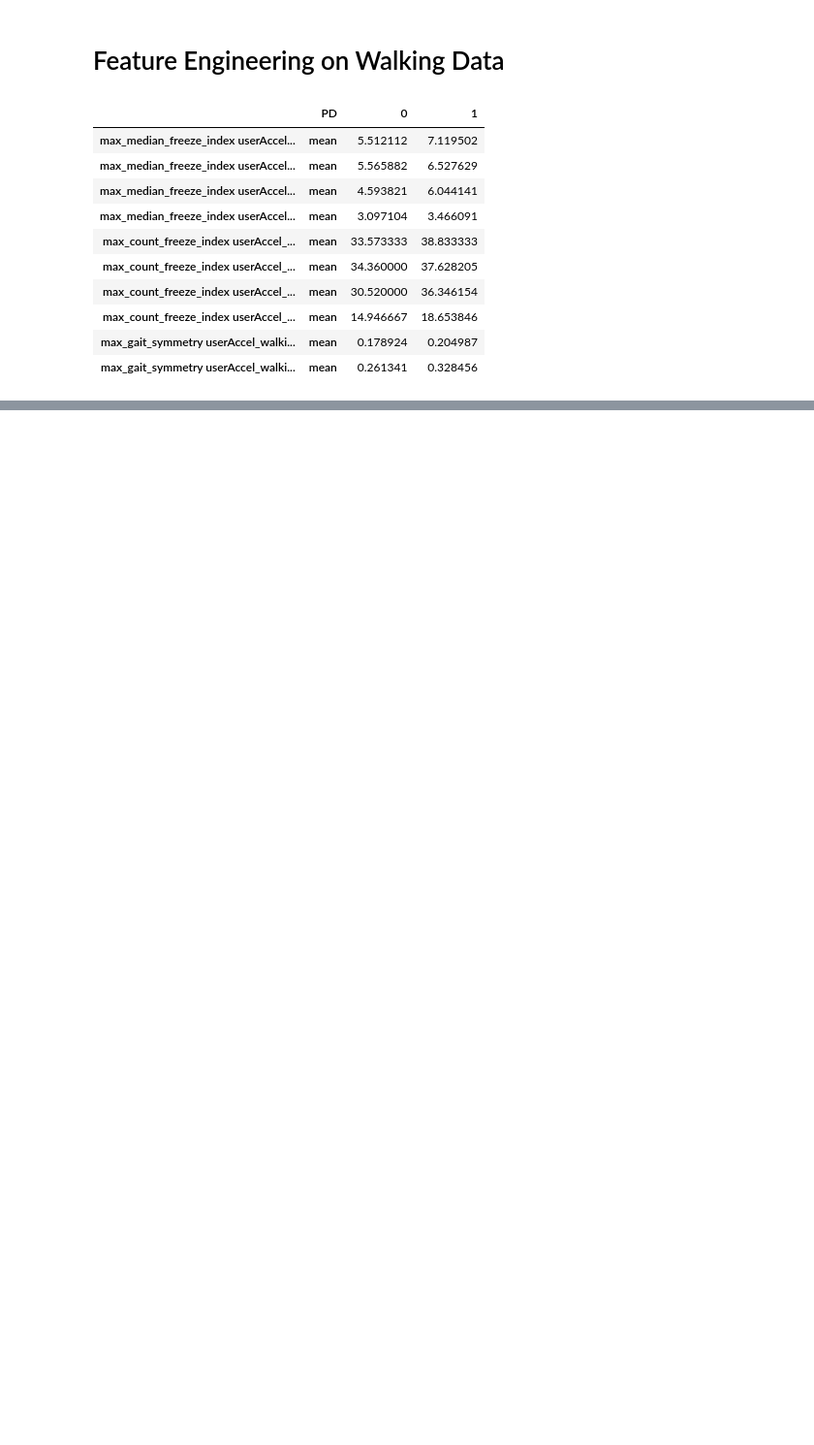
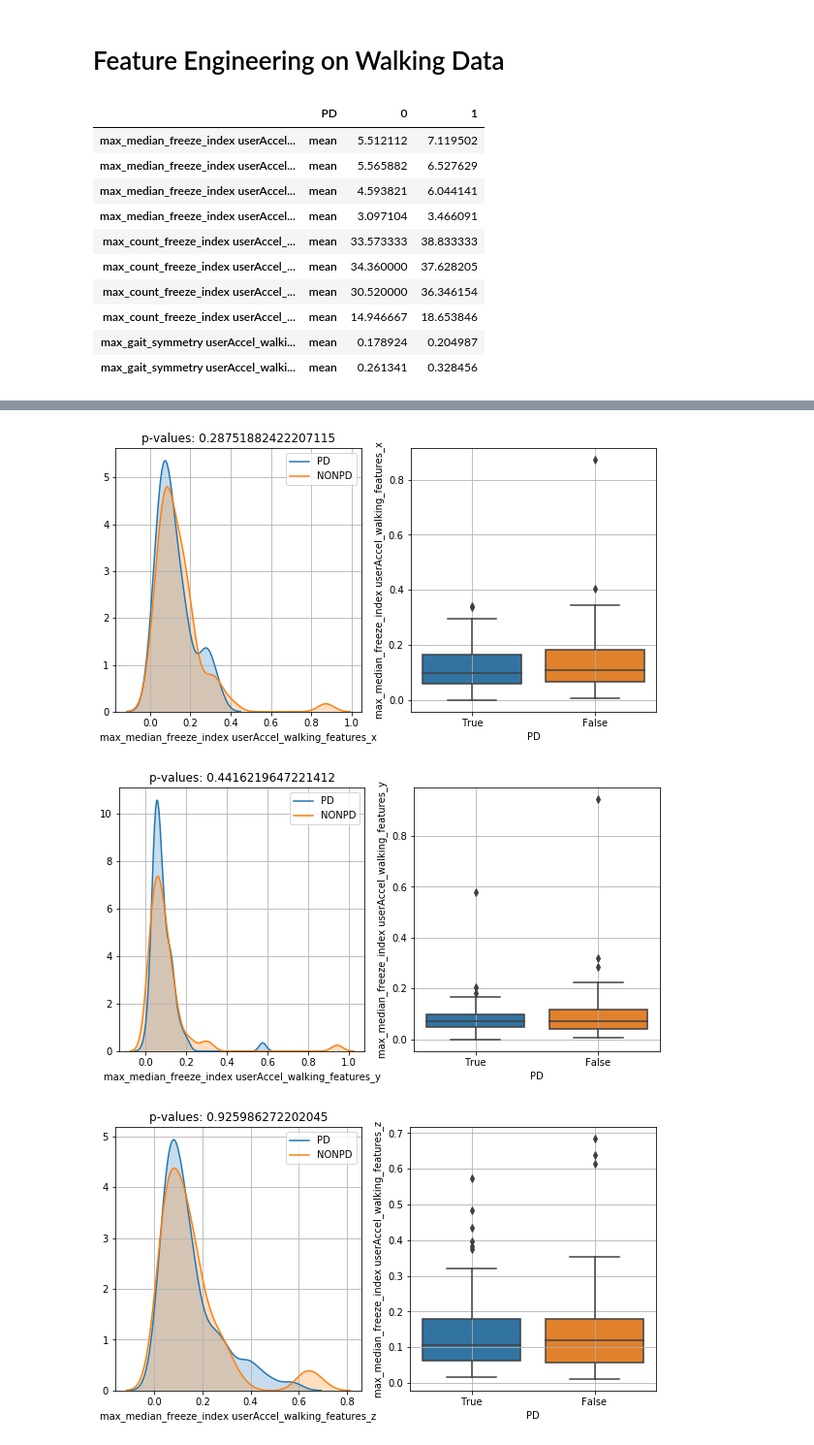
Before and after one commit to arytontediarjo/mPower-Analysis, a Jupyter notebook: Notebooks/feature_engineering.ipynb, the cells around one changed output, grey strips where cells are left out. Shown at 97% size. Drawn from its saved outputs; the diff is of its cells as text; code cells hidden in the pictures; blank space fills up the shorter version.

```diff
--- a/Notebooks/feature_engineering.ipynb
+++ b/Notebooks/feature_engineering.ipynb
@@ -229,0 +269,6 @@ pd.DataFrame(est.transform(X_train), columns = X_train.columns)[""]
+# %%
+plot_distribution(pd.concat([minmax_X_train, y_train], axis = 1))
+# %% [output]
+[figure, added]
+[figure, added]
+[figure, added]
```
Also changed, not shown: parts of 12 cells of this notebook.
